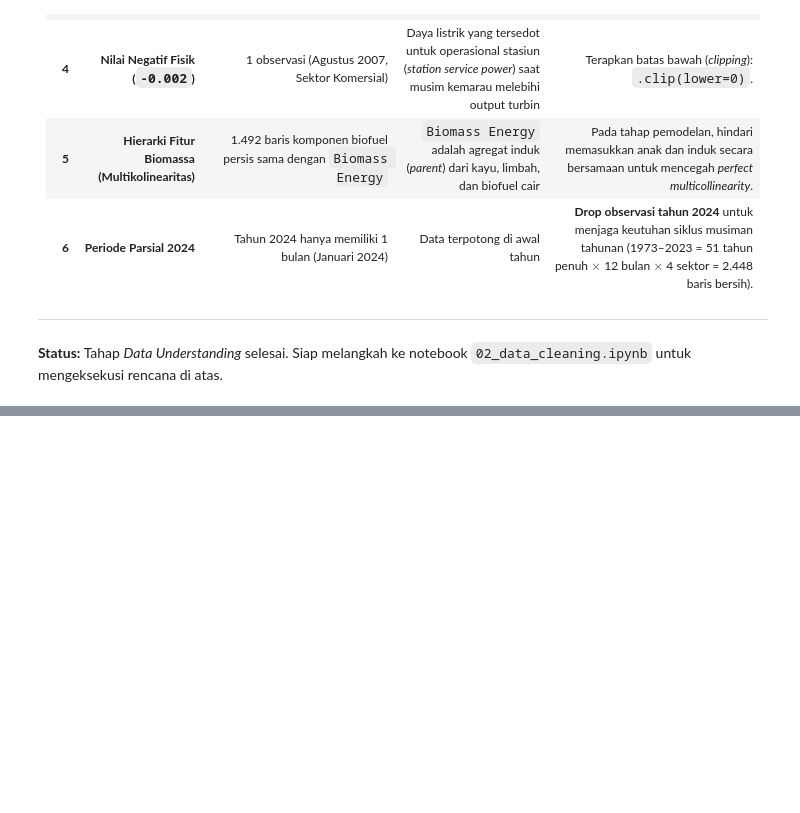
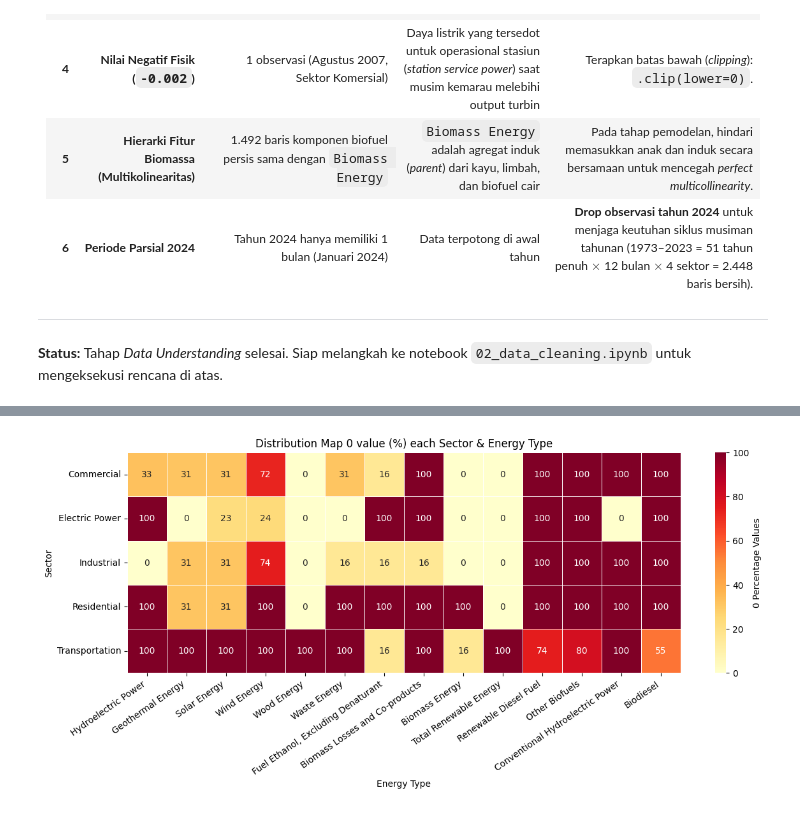
Before and after one commit to MichaelB232/41_IF-D_KataAnissaBebas, a Jupyter notebook: notebooks/01_data_understanding.ipynb, the cells around one changed output, grey strips where cells are left out. Drawn from its saved outputs; the diff is of its cells as text; code cells hidden in the pictures; blank space fills up the shorter version.

```diff
--- a/notebooks/01_data_understanding.ipynb
+++ b/notebooks/01_data_understanding.ipynb
@@ -272,0 +307,17 @@ Berdasarkan audit forensik pada tahap *Data Understanding*, berikut adalah rangk
+# %%
+zero_matrix = (raw_df[num_cols] == 0).groupby(
+    raw_df["Sector"].replace({"Commerical": "Commercial"})
+).mean() * 100
+
+# zero_matrix.head()
+# %%
+plt.figure(figsize=(14,4.5))
+
+sns.heatmap(zero_matrix,annot=True, fmt='.0f',cmap='YlOrRd',linewidths=0.5,cbar_kws={'label' : '0 Percentage Values'})
+plt.title('Distribution Map 0 value (%) each Sector & Energy Type')
+plt.xlabel('Energy Type')
+plt.ylabel('Sector')
+plt.xticks(rotation=35, ha='right')
+plt.show()
+# %% [output]
+[figure, added]
```
Also changed, not shown: parts of 9 cells of this notebook.
